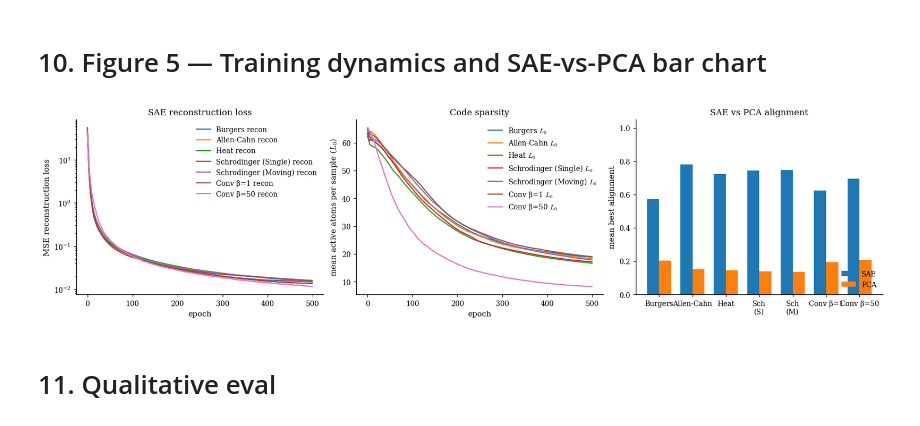
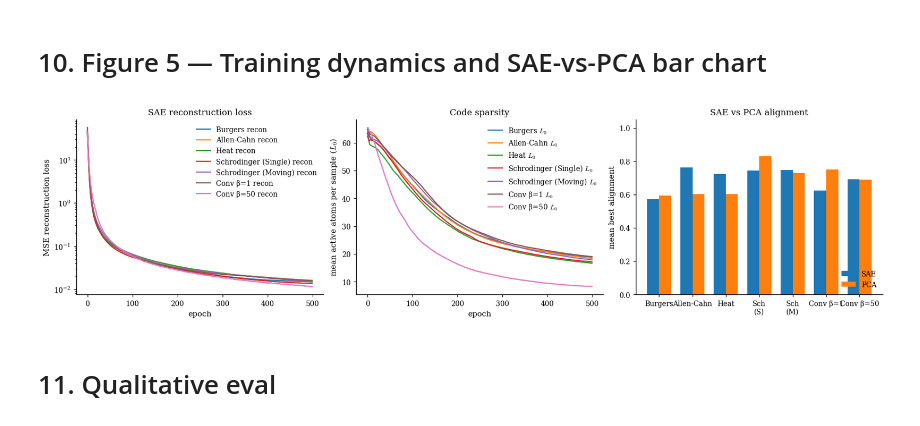
Before and after one commit to NanditaPatil-dotcom/PhysSAE, a Jupyter notebook: PhysSAE_Additional_PDEs.ipynb, the cells around one changed output. Saved outputs shown, nothing was run; the diff lists cells and outputs as text; code cells hidden in the pictures.

```diff
--- a/PhysSAE_Additional_PDEs.ipynb
+++ b/PhysSAE_Additional_PDEs.ipynb
@@ -1473,41 +1473,41 @@ sae_scores = [
     np.max(np.abs(A_a), axis=0).mean(),
     np.max(np.abs(A_h), axis=0).mean(),
     np.max(np.abs(A_s_s), axis=0).mean(),
     np.max(np.abs(A_s_m), axis=0).mean(),
     np.max(np.abs(A_c1), axis=0).mean(),
     np.max(np.abs(A_c50), axis=0).mean()
 ]
 
 pca_scores = [
-    np.max(np.abs(A_pca_b), axis=1).mean(),
-    np.max(np.abs(A_pca_a), axis=1).mean(),
-    np.max(np.abs(A_pca_h), axis=1).mean(),
-    np.max(np.abs(A_pca_s_s), axis=1).mean(),
-    np.max(np.abs(A_pca_s_m), axis=1).mean(),
-    np.max(np.abs(A_pca_c1), axis=1).mean(),
-    np.max(np.abs(A_pca_c50), axis=1).mean()
+    np.max(np.abs(A_pca_b), axis=0).mean(),
+    np.max(np.abs(A_pca_a), axis=0).mean(),
+    np.max(np.abs(A_pca_h), axis=0).mean(),
+    np.max(np.abs(A_pca_s_s), axis=0).mean(),
+    np.max(np.abs(A_pca_s_m), axis=0).mean(),
+    np.max(np.abs(A_pca_c1), axis=0).mean(),
+    np.max(np.abs(A_pca_c50), axis=0).mean()
 ]
 
 xb = np.arange(len(tags))
 
 ax.bar(xb-0.18, sae_scores, width=0.36, label="SAE")
 ax.bar(xb+0.18, pca_scores, width=0.36, label="PCA")
 
 ax.set_xticks(xb)
 ax.set_xticklabels(tags)
 ax.set_ylim(0, 1.05)
 ax.set_ylabel("mean best alignment")
 ax.set_title("SAE vs PCA alignment")
 ax.legend(frameon=False, loc="lower right")
 
 plt.savefig(
     "figures/fig5_sparsity_baseline.png",
     bbox_inches="tight"
 )
 
 plt.show()
 # %% [output]
-[figure, old version]
+[figure, new version]
 # %% [markdown]
 # 11. Qualitative eval
 # %%
```
Also changed, not shown: parts of 15 cells of this notebook.
